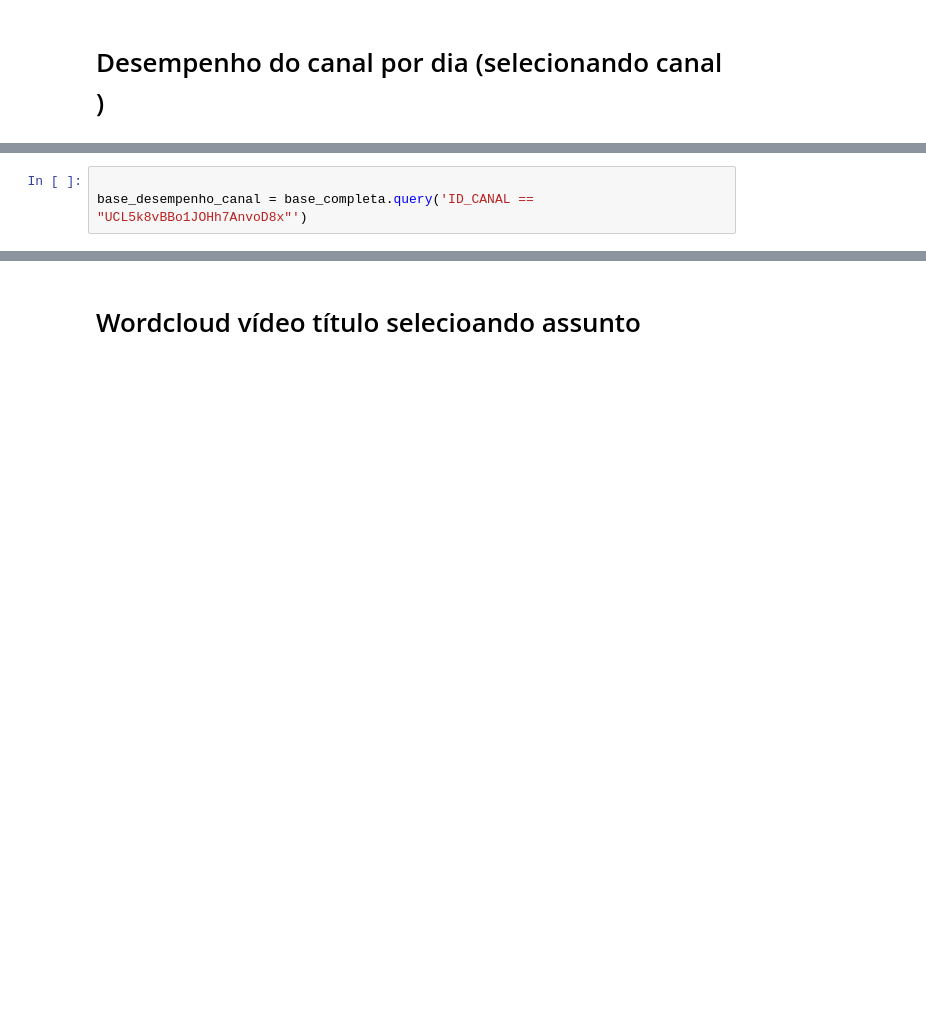
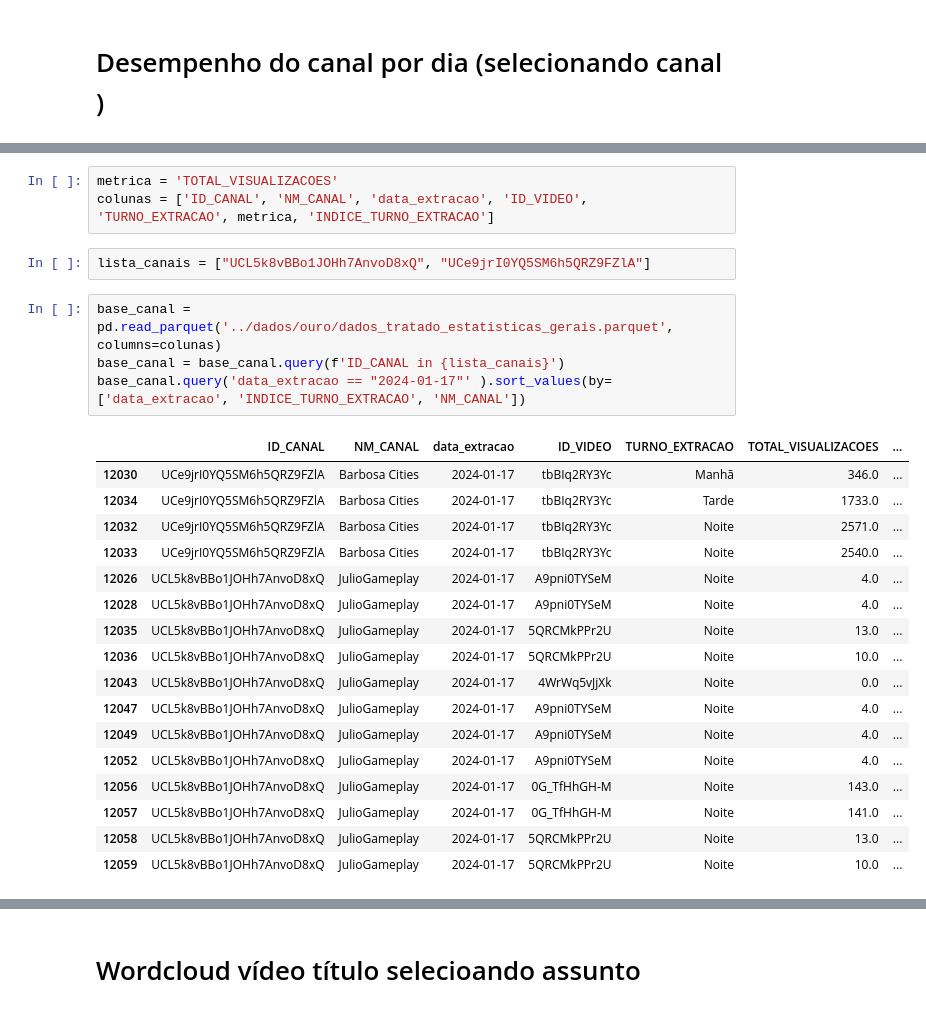
Before and after one commit to rodrigorocha1/analise_dados_youtube, a Jupyter notebook: notebooks_v2/visualizacoes.ipynb, the cells around one changed output, grey strips where cells are left out. Cells and saved outputs as stored; diff of their text form; blank space fills up the shorter version.

Commit message:
comparação desempenho canal

```diff
--- a/notebooks_v2/visualizacoes.ipynb
+++ b/notebooks_v2/visualizacoes.ipynb
@@ -705,3 +713,27 @@ base_completa.columns
-# %%
-
-base_desempenho_canal = base_completa.query('ID_CANAL == "UCL5k8vBBo1JOHh7AnvoD8x"')
+# %%
+metrica = 'TOTAL_VISUALIZACOES'
+colunas = ['ID_CANAL', 'NM_CANAL', 'data_extracao', 'ID_VIDEO', 'TURNO_EXTRACAO', metrica, 'INDICE_TURNO_EXTRACAO']
+# %%
+lista_canais = ["UCL5k8vBBo1JOHh7AnvoD8xQ", "UCe9jrI0YQ5SM6h5QRZ9FZlA"]
+# %%
+base_canal = pd.read_parquet('../dados/ouro/dados_tratado_estatisticas_gerais.parquet', columns=colunas)
+base_canal = base_canal.query(f'ID_CANAL in {lista_canais}')
+base_canal.query('data_extracao == "2024-01-17"' ).sort_values(by=['data_extracao', 'INDICE_TURNO_EXTRACAO', 'NM_CANAL'])
+# %% [output]
+|  | ID_CANAL | NM_CANAL | data_extracao | ID_VIDEO | TURNO_EXTRACAO | TOTAL_VISUALIZACOES | ... |
+| 12030 | UCe9jrI0YQ5SM6h5QRZ9FZlA | Barbosa Cities | 2024-01-17 | tbBIq2RY3Yc | Manhã | 346.0 | ... |
+| 12034 | UCe9jrI0YQ5SM6h5QRZ9FZlA | Barbosa Cities | 2024-01-17 | tbBIq2RY3Yc | Tarde | 1733.0 | ... |
+| 12032 | UCe9jrI0YQ5SM6h5QRZ9FZlA | Barbosa Cities | 2024-01-17 | tbBIq2RY3Yc | Noite | 2571.0 | ... |
+| 12033 | UCe9jrI0YQ5SM6h5QRZ9FZlA | Barbosa Cities | 2024-01-17 | tbBIq2RY3Yc | Noite | 2540.0 | ... |
+| 12026 | UCL5k8vBBo1JOHh7AnvoD8xQ | JulioGameplay | 2024-01-17 | A9pni0TYSeM | Noite | 4.0 | ... |
+| 12028 | UCL5k8vBBo1JOHh7AnvoD8xQ | JulioGameplay | 2024-01-17 | A9pni0TYSeM | Noite | 4.0 | ... |
+| 12035 | UCL5k8vBBo1JOHh7AnvoD8xQ | JulioGameplay | 2024-01-17 | 5QRCMkPPr2U | Noite | 13.0 | ... |
+| 12036 | UCL5k8vBBo1JOHh7AnvoD8xQ | JulioGameplay | 2024-01-17 | 5QRCMkPPr2U | Noite | 10.0 | ... |
+| 12043 | UCL5k8vBBo1JOHh7AnvoD8xQ | JulioGameplay | 2024-01-17 | 4WrWq5vJjXk | Noite | 0.0 | ... |
+| 12047 | UCL5k8vBBo1JOHh7AnvoD8xQ | JulioGameplay | 2024-01-17 | A9pni0TYSeM | Noite | 4.0 | ... |
+| 12049 | UCL5k8vBBo1JOHh7AnvoD8xQ | JulioGameplay | 2024-01-17 | A9pni0TYSeM | Noite | 4.0 | ... |
+| 12052 | UCL5k8vBBo1JOHh7AnvoD8xQ | JulioGameplay | 2024-01-17 | A9pni0TYSeM | Noite | 4.0 | ... |
+| 12056 | UCL5k8vBBo1JOHh7AnvoD8xQ | JulioGameplay | 2024-01-17 | 0G_TfHhGH-M | Noite | 143.0 | ... |
+| 12057 | UCL5k8vBBo1JOHh7AnvoD8xQ | JulioGameplay | 2024-01-17 | 0G_TfHhGH-M | Noite | 141.0 | ... |
+| 12058 | UCL5k8vBBo1JOHh7AnvoD8xQ | JulioGameplay | 2024-01-17 | 5QRCMkPPr2U | Noite | 13.0 | ... |
+| 12059 | UCL5k8vBBo1JOHh7AnvoD8xQ | JulioGameplay | 2024-01-17 | 5QRCMkPPr2U | Noite | 10.0 | ... |
```
Also changed, not shown: parts of 7 cells of this notebook, 2 other files.
